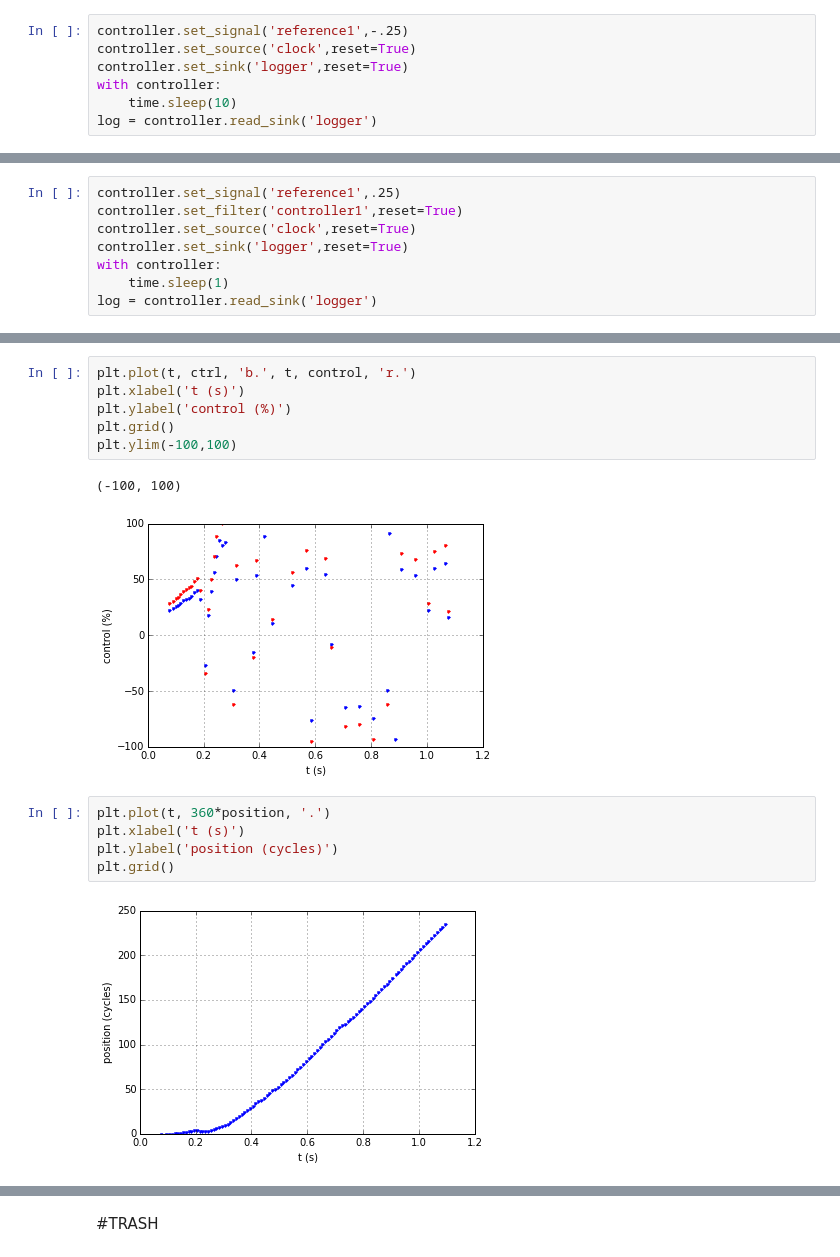
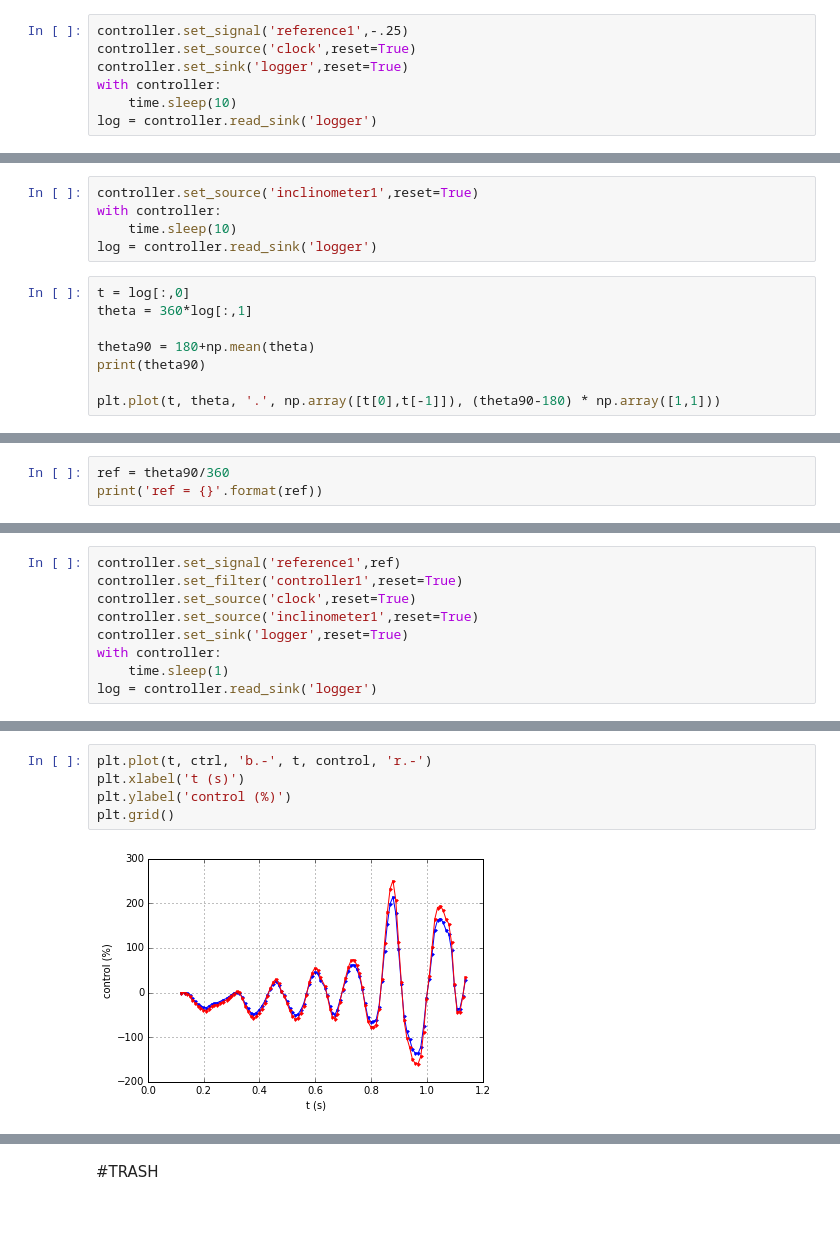
Before and after one commit to mcdeoliveira/pyctrl, a Jupyter notebook: python/notebook/PendulumControl.ipynb, the cells around one changed output, grey strips where cells are left out. Saved outputs shown, nothing was run; the diff lists cells and outputs as text; blank space fills up the shorter version.

```diff
--- a/python/notebook/PendulumControl.ipynb
+++ b/python/notebook/PendulumControl.ipynb
@@ -226,0 +262,13 @@ plt.xlim(t0,t0+2)
+# %%
+controller.set_source('inclinometer1',reset=True)
+with controller:
+    time.sleep(10)
+log = controller.read_sink('logger')
+# %%
+t = log[:,0]
+theta = 360*log[:,1]
+
+theta90 = 180+np.mean(theta)
+print(theta90)
+
+plt.plot(t, theta, '.', np.array([t[0],t[-1]]), (theta90-180) * np.array([1,1]))
@@ -267,0 +344,3 @@ print(controller.info('all'))
+# %%
+ref = theta90/360
+print('ref = {}'.format(ref))
@@ -268,7 +349,8 @@ print(controller.info('all'))
 # %%
-controller.set_signal('reference1',.25)
+controller.set_signal('reference1',ref)
 controller.set_filter('controller1',reset=True)
 controller.set_source('clock',reset=True)
+controller.set_source('inclinometer1',reset=True)
 controller.set_sink('logger',reset=True)
 with controller:
     time.sleep(1)
@@ -308,19 +394,10 @@ plt.grid()
 # %%
-plt.plot(t, ctrl, 'b.', t, control, 'r.')
+plt.plot(t, ctrl, 'b.-', t, control, 'r.-')
 plt.xlabel('t (s)')
 plt.ylabel('control (%)')
 plt.grid()
-plt.ylim(-100,100)
 # %% [output]
-(-100, 100)
-[figure, old version]
+[figure, new version]
-# %%
-plt.plot(t, 360*position, '.')
-plt.xlabel('t (s)')
-plt.ylabel('position (cycles)')
-plt.grid()
-# %% [output]
-[figure, removed]
 # %%
 pmax = 1
 #Kp = 4*100
```
Also changed, not shown: parts of 19 cells of this notebook, 1 other file.
